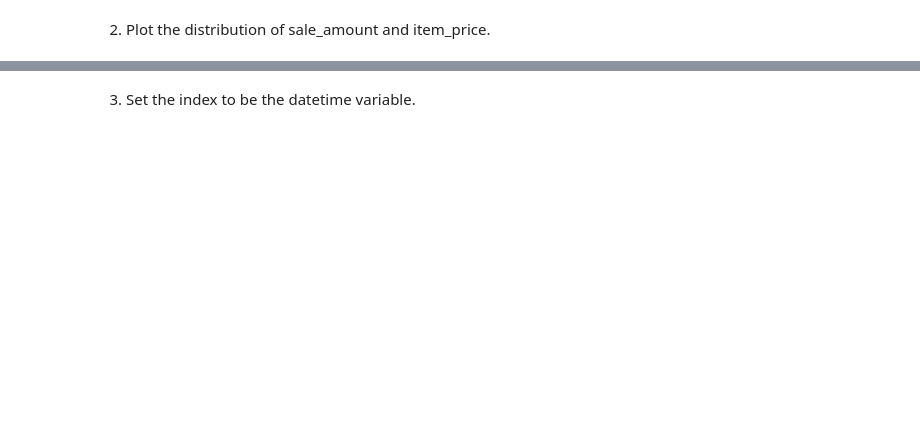
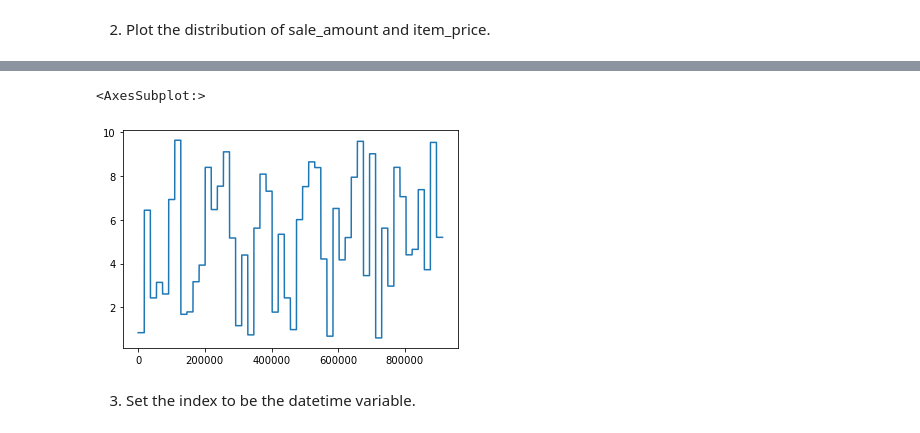
Before and after one commit to rachelrobbinsmayhill/time-series-exercises, a Jupyter notebook: data_preparation.ipynb, the cells around one changed output, grey strips where cells are left out. Saved outputs shown, nothing was run; the diff lists cells and outputs as text; code cells hidden in the pictures; blank space fills up the shorter version.

```diff
--- a/data_preparation.ipynb
+++ b/data_preparation.ipynb
@@ -11,2 +71,7 @@ Using your store items data:
+# %%
+df.item_price.plot()
+# %% [output]
+<AxesSubplot:>
+[figure, added]
 # %% [markdown]
 3. Set the index to be the datetime variable.
```
Also changed, not shown: parts of 23 cells of this notebook.
